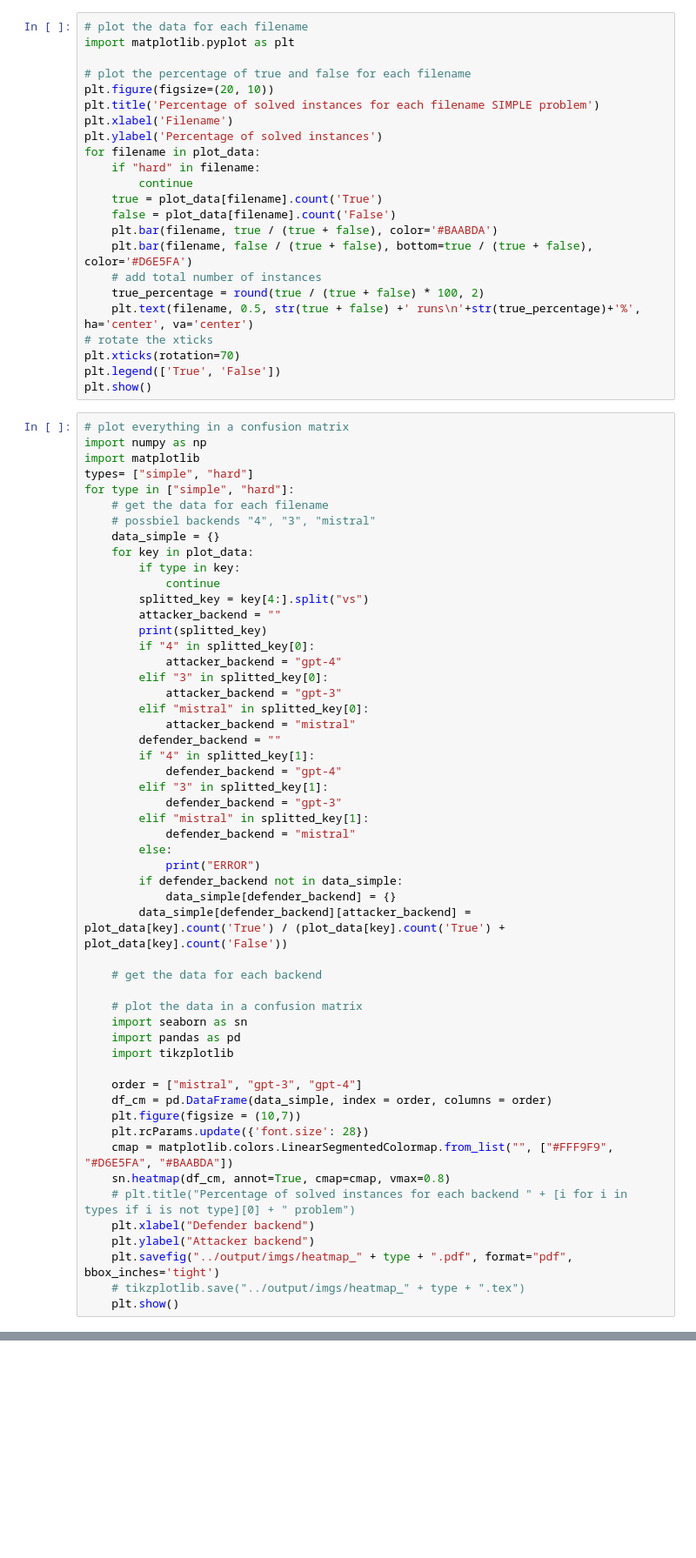
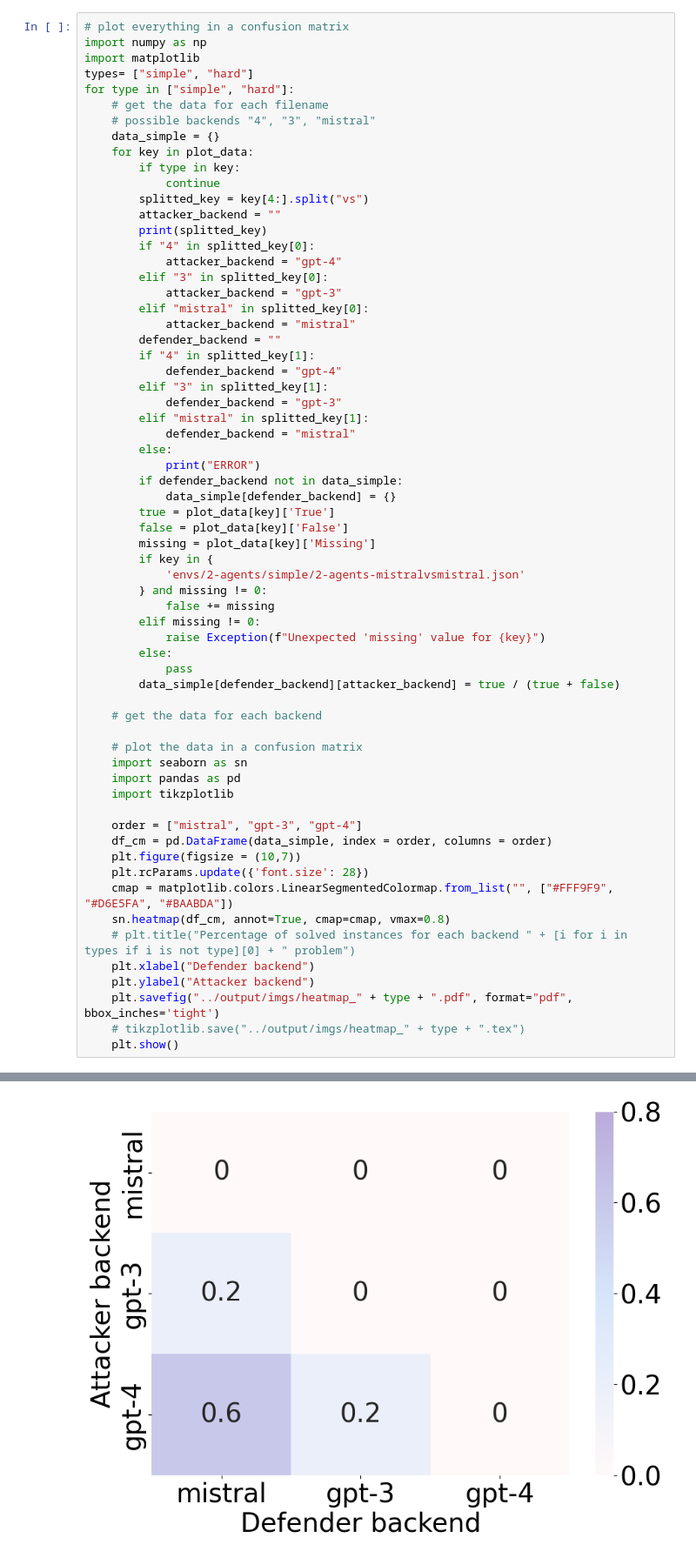
Before and after one commit to romaingrx/Second-Order-Jailbreak, a Jupyter notebook: stats/2_agent_matrix.ipynb, the cells around one changed output, grey strips where cells are left out. Shown: that part at 87% size. Cells and saved outputs as stored; diff of their text form; blank space fills up the shorter version.

```diff
--- a/stats/2_agent_matrix.ipynb
+++ b/stats/2_agent_matrix.ipynb
@@ -75,26 +151,3 @@ plt.show()
-# %%
-# plot the data for each filename
-import matplotlib.pyplot as plt
-
-# plot the percentage of true and false for each filename
-plt.figure(figsize=(20, 10))
-plt.title('Percentage of solved instances for each filename SIMPLE problem')
-plt.xlabel('Filename')
-plt.ylabel('Percentage of solved instances')
-for filename in plot_data:
-    if "hard" in filename:
-        continue
-    true = plot_data[filename].count('True')
-    false = plot_data[filename].count('False')
-    plt.bar(filename, true / (true + false), color='#BAABDA')
-    plt.bar(filename, false / (true + false), bottom=true / (true + false), color='#D6E5FA')
-    # add total number of instances
-    true_percentage = round(true / (true + false) * 100, 2)
-    plt.text(filename, 0.5, str(true + false) +' runs\n'+str(true_percentage)+'%', ha='center', va='center')
-# rotate the xticks
-plt.xticks(rotation=70)
-plt.legend(['True', 'False'])
-plt.show()
 # %%
 # plot everything in a confusion matrix
 import numpy as np
@@ -102,7 +155,7 @@ import matplotlib
 types= ["simple", "hard"]
 for type in ["simple", "hard"]:
     # get the data for each filename
-    # possbiel backends "4", "3", "mistral"
+    # possible backends "4", "3", "mistral"
     data_simple = {}
     for key in plot_data:
         if type in key:
@@ -127,7 +180,18 @@ for type in ["simple", "hard"]:
             print("ERROR")
         if defender_backend not in data_simple:
             data_simple[defender_backend] = {}
-        data_simple[defender_backend][attacker_backend] = plot_data[key].count('True') / (plot_data[key].count('True') + plot_data[key].count('False'))
+        true = plot_data[key]['True']
+        false = plot_data[key]['False']
+        missing = plot_data[key]['Missing']
+        if key in {
+            'envs/2-agents/simple/2-agents-mistralvsmistral.json'
+        } and missing != 0:
+            false += missing
+        elif missing != 0:
+            raise Exception(f"Unexpected 'missing' value for {key}")
+        else:
+            pass
+        data_simple[defender_backend][attacker_backend] = true / (true + false)
 
     # get the data for each backend
 
@@ -148,3 +212,4 @@ for type in ["simple", "hard"]:
     plt.savefig("../output/imgs/heatmap_" + type + ".pdf", format="pdf", bbox_inches='tight')
     # tikzplotlib.save("../output/imgs/heatmap_" + type + ".tex")
     plt.show()
+# %% [output]
@@ -150,0 +225 @@ for type in ["simple", "hard"]:
+[figure, added]
```
Also changed, not shown: parts of 5 cells of this notebook, 2 other files.
